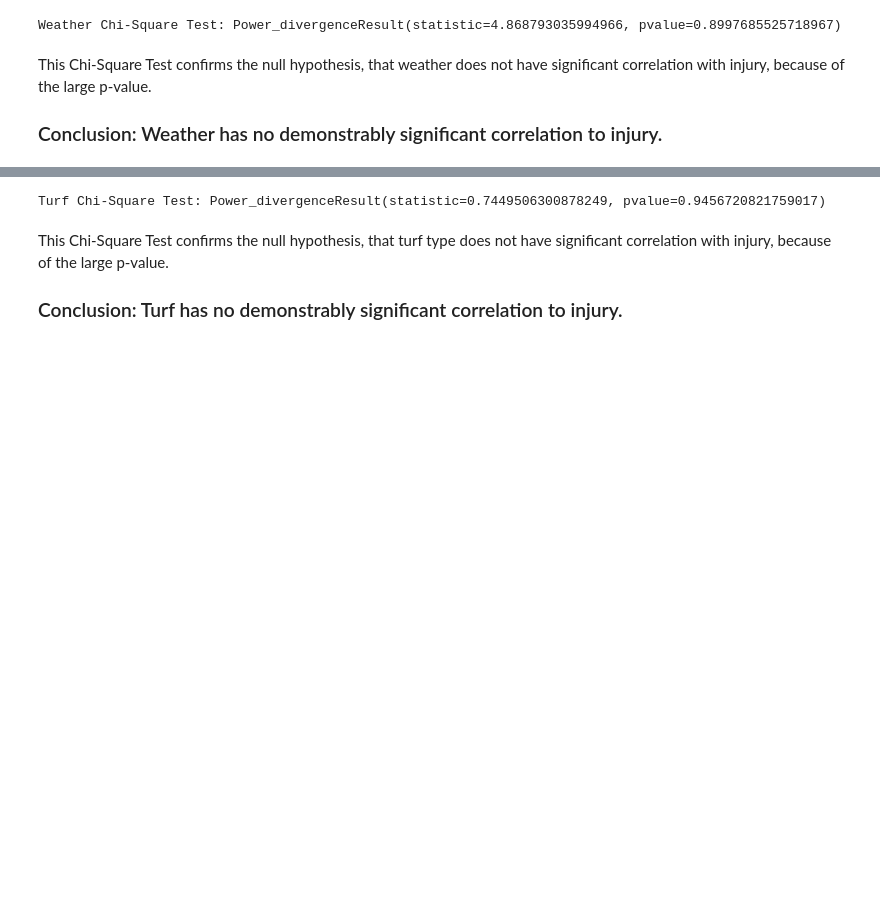
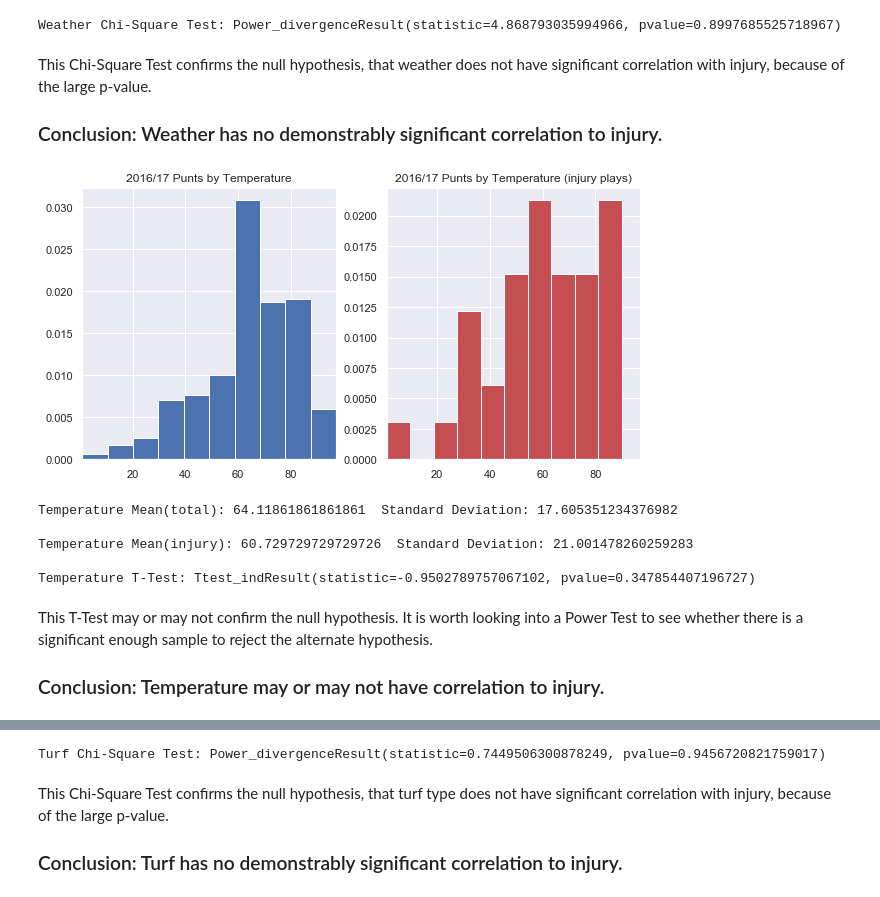
Before and after one commit to tjeffkessler/thinkful_dsflex, a Jupyter notebook: Research Proposal.ipynb, the cells around one changed output, grey strips where cells are left out. Drawn from its saved outputs; the diff is of its cells as text; code cells hidden in the pictures; blank space fills up the shorter version.

```diff
--- a/Research Proposal.ipynb
+++ b/Research Proposal.ipynb
@@ -341,3 +139,25 @@ Weather Chi-Square Test: Power_divergenceResult(statistic=4.868793035994966, pva
 # %% [markdown]
 This Chi-Square Test confirms the null hypothesis, that weather does not have significant correlation with injury, because of the large p-value.
 ### Conclusion: Weather has no demonstrably significant correlation to injury.
+# %%
+#Call a function to generate histograms comparing the distributions of all game temperature and the temperature
+#during games producing injuries. Check the mean and standard deviation of both sets of data
+compare_hists(gamedata_df['Temperature'], injury_games_df['Temperature'],
+              title1='Temperature', title2='Temperature (injury plays)',
+             figsize=(10, 5))
+
+print('Temperature Mean(total): {}  Standard Deviation: {}\n'.format(np.mean(gamedata_df['Temperature']), np.std(gamedata_df['Temperature'])))
+print('Temperature Mean(injury): {}  Standard Deviation: {}\n'.format(np.mean(injury_games_df['Temperature']), np.std(injury_games_df['Temperature'])))
+#Perform T-Tests to determine the likelihood that the samples are representative of the same population
+print('Temperature T-Test: {}'.format(ttest_ind(injury_games_df['Temperature'], gamedata_df['Temperature'], equal_var=False)))
+# %% [output]
+[figure, added]
+Temperature Mean(total): 64.11861861861861  Standard Deviation: 17.605351234376982
+
+Temperature Mean(injury): 60.729729729729726  Standard Deviation: 21.001478260259283
+
+Temperature T-Test: Ttest_indResult(statistic=-0.9502789757067102, pvalue=0.347854407196727)
+# %% [markdown]
+This T-Test may or may not confirm the null hypothesis. It is worth looking into a Power Test to see whether there is a significant enough sample to reject the alternate hypothesis.
+
+### Conclusion: Temperature may or may not have correlation to injury.
```
Also changed, not shown: parts of 51 cells of this notebook, 7 other files.
